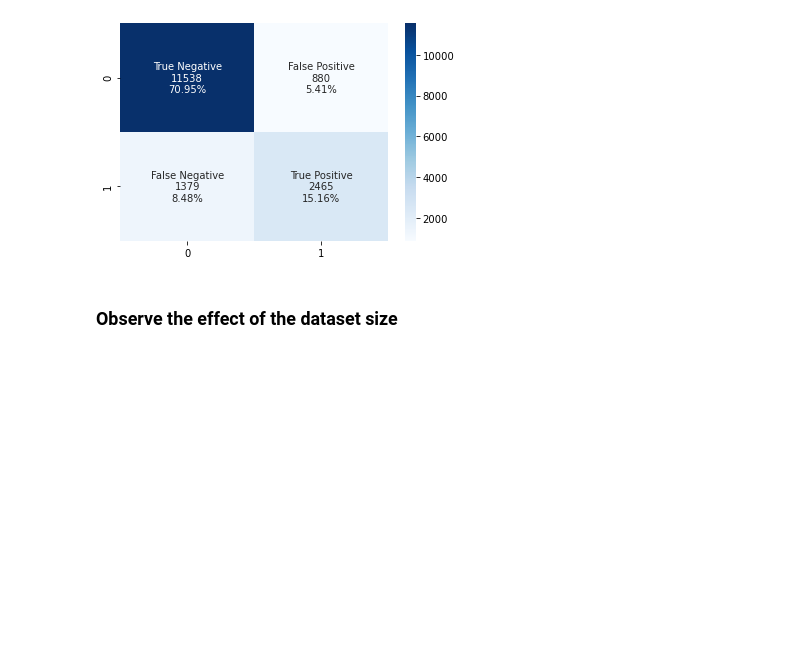
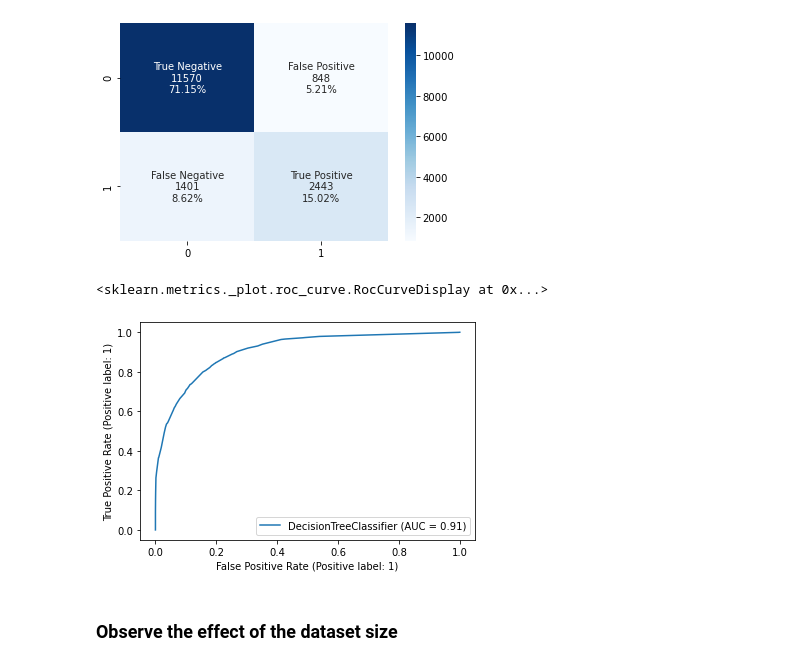
Before and after one commit to elvinzh/AMLP1, a Jupyter notebook: project1.ipynb, the cells around one changed output. Cells and saved outputs as stored; diff of their text form; code cells hidden in the pictures; blank space fills up the shorter version.

```diff
--- a/project1.ipynb
+++ b/project1.ipynb
@@ -291,20 +305,19 @@ def train_Decision_Tree(X,y):
     total_models = max_depth_values.size * min_samples_leaf_values.size * min_impurity_decrease_values.size
     accuracy = np.zeros(max_depth_values.size * min_samples_leaf_values.size * min_impurity_decrease_values.size).reshape(max_depth_values.size, min_samples_leaf_values.size, min_impurity_decrease_values.size)
     best_acc = 0
-    cur_per, count = -1, 0
 
     #try all hyperparameter combinations
     for max_depth in range(max_depth_values.size):
         for min_samples_leaf in  range(min_samples_leaf_values.size):
             for min_impurity_decrease in range(min_impurity_decrease_values.size):
-                clf = DecisionTreeClassifier(max_depth=max_depth_values[max_depth], min_samples_leaf=min_samples_leaf_values[min_samples_leaf], min_impurity_decrease=min_impurity_decrease_values[min_impurity_decrease])
+                model = DecisionTreeClassifier(max_depth=max_depth_values[max_depth], min_samples_leaf=min_samples_leaf_values[min_samples_leaf], min_impurity_decrease=min_impurity_decrease_values[min_impurity_decrease])
                 #find the best 5-fold cross validation score accuracy
-                acc = cross_val_score(clf, X_train, y_train, cv=5).mean()
+                acc = cross_validation(model, X_train, y_train, 5).mean()
                 accuracy[max_depth, min_samples_leaf, min_impurity_decrease] = acc
                 if acc > best_acc:
                     best_cfg = (max_depth_values[max_depth], min_samples_leaf_values[min_samples_leaf], min_impurity_decrease_values[min_impurity_decrease])
                     best_acc = acc
-                    best_decision_tree_model = clf
+                    best_decision_tree_model = model
     return best_decision_tree_model, best_acc, best_cfg
 # %%
 %%time
@@ -346,6 +360,14 @@ sns.heatmap(cm, annot=labels, fmt='', cmap='Blues')
 # %% [output]
 <AxesSubplot:>
 [figure]
+# %%
+from sklearn import metrics
+fpr, tpr, thresholds = metrics.roc_curve(y_test, y_pred)
+metrics.auc(fpr, tpr)
+metrics.plot_roc_curve(best_decision_tree_model, X_test, y_test)
+# %% [output]
+<sklearn.metrics._plot.roc_curve.RocCurveDisplay at 0x...>
+[figure, added]
 # %% [markdown]
 ### Observe the effect of the dataset size
 # %%
```
Also changed, not shown: parts of 25 cells of this notebook.
